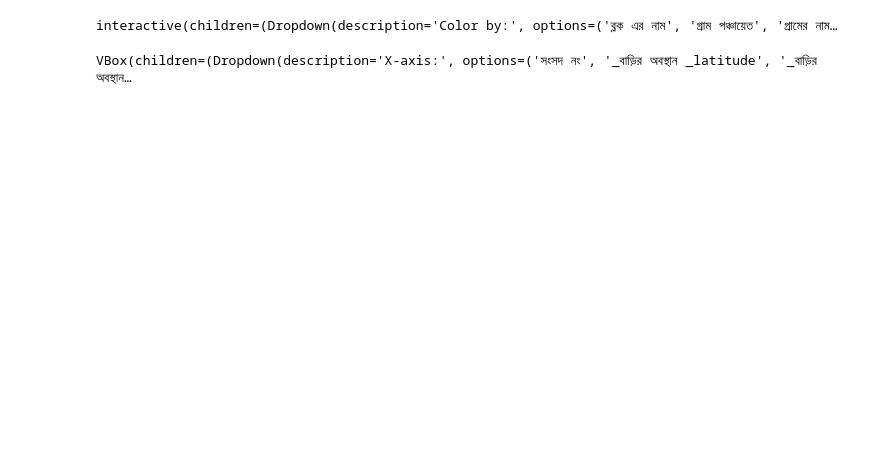
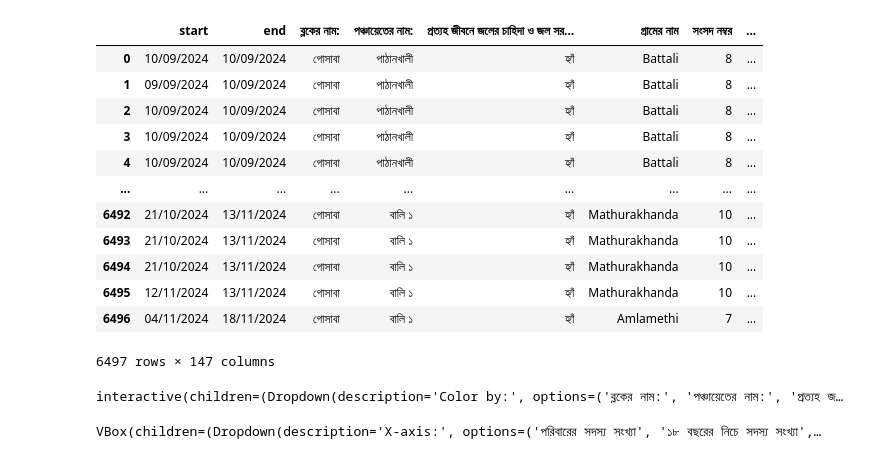
Before and after one commit to akvo/oak-india, a Jupyter notebook: scripts/hh_data.ipynb, the cells around one changed output. Saved outputs shown, nothing was run; the diff lists cells and outputs as text; code cells hidden in the pictures; blank space fills up the shorter version.

```diff
--- a/scripts/hh_data.ipynb
+++ b/scripts/hh_data.ipynb
@@ -12,2 +16,3 @@ import branca.colormap as cm
 # %%
-df=pd.read_csv('../data/Prasari_sunderban_hh.csv',encoding='utf-8')
+df=pd.read_csv('../data/hh-gosaba-2-cleaned.csv',encoding='utf-8')
+# df=pd.read_csv('../data/Prasari-sunderban-hh.csv',encoding='utf-8')
@@ -34,2 +21,4 @@ interactive(children=(Dropdown(description='Column:', options=('start', 'end', '
+# %%
+df['loc-res-sub']=df['গ্রামের নাম']+'$'+df['পাড়ার নাম:']+'$'+df['উত্তরদাতার নাম(দিদির নাম):']+'$'+df['তথ্য সংগ্রহকারীর নাম']
 # %%
 import json
@@ -38,6 +99,27 @@ with open('../data/pp_villages_pc11.geojson', 'r') as f:
+# %%
+df=df[df[cat_col_dropdown.value].isin(['মথুরা খন্ড'])]
+# %%
+df
+# %% [output]
+|  | start | end | ব্লকের নাম: | পঞ্চায়েতের নাম: | প্রত্যহ জীবনে জলের চাহিদা ও জল সর... | গ্রামের নাম | সংসদ নম্বর | ... |
+| 0 | 10/09/2024 | 10/09/2024 | গোসাবা | পাঠানখালী | হ্যাঁ | Battali | 8 | ... |
+| 1 | 09/09/2024 | 10/09/2024 | গোসাবা | পাঠানখালী | হ্যাঁ | Battali | 8 | ... |
+| 2 | 10/09/2024 | 10/09/2024 | গোসাবা | পাঠানখালী | হ্যাঁ | Battali | 8 | ... |
+| 3 | 10/09/2024 | 10/09/2024 | গোসাবা | পাঠানখালী | হ্যাঁ | Battali | 8 | ... |
+| 4 | 10/09/2024 | 10/09/2024 | গোসাবা | পাঠানখালী | হ্যাঁ | Battali | 8 | ... |
+| ... | ... | ... | ... | ... | ... | ... | ... | ... |
+| 6492 | 21/10/2024 | 13/11/2024 | গোসাবা | বালি ১ | হ্যাঁ | Mathurakhanda | 10 | ... |
+| 6493 | 21/10/2024 | 13/11/2024 | গোসাবা | বালি ১ | হ্যাঁ | Mathurakhanda | 10 | ... |
+| 6494 | 21/10/2024 | 13/11/2024 | গোসাবা | বালি ১ | হ্যাঁ | Mathurakhanda | 10 | ... |
+| 6495 | 12/11/2024 | 13/11/2024 | গোসাবা | বালি ১ | হ্যাঁ | Mathurakhanda | 10 | ... |
+| 6496 | 04/11/2024 | 18/11/2024 | গোসাবা | বালি ১ | হ্যাঁ | Amlamethi | 7 | ... |
+6497 rows × 147 columns
 # %%
 
 
+def rgba_to_hex(rgba):
+    """Convert RGBA tuple to hex color string."""
+    return mcolors.to_hex(rgba)
 exclude_cols = ['_বাড়ির অবস্থান _latitude', '_বাড়ির অবস্থান _longitude','_বাড়ির অবস্থান _precision', '_বাড়ির অবস্থান _altitude',
                 '_id', '_uuid', '_submission_time', '_validation_status',
                 '_notes', '_status', '_submitted_by', '__version__', '_tags', '_index','start','end']
@@ -148,7 +230,7 @@ def update_map(column):
             # Use get() method with 'Others' as default for any category not in top 20
             color = color_map.get(row[column], '#808080')
 
-        popup_text = f"UUID : {row['_uuid']}<br>{column}: {row[column]}"
+        popup_text = f"submitter: {row['তথ্য সংগ্রহকারীর নাম']}<br>Respondent: {row['উত্তরদাতার নাম(দিদির নাম):']}<br>Location : {row['গ্রামের নাম']}/{row['পাড়ার নাম:']}<br>Precision: {row['_বাড়ির অবস্থান_precision']}<br>UUID : {row['_uuid']}<br>{column}: {row[column]}"
 
         folium.CircleMarker(
             location=[row['_বাড়ির অবস্থান _latitude'],
@@ -161,6 +243,28 @@ def update_map(column):
 
     # Add color map to the map if numeric
     if pd.api.types.is_numeric_dtype(df_cleaned[column]):
+        # Create a custom legend for numeric data
+        legend_html = f'''
+            <div style="position: fixed;
+                        bottom: 50px; right: 50px;
+                        width: 200px;
+                        border:2px solid grey;
+                        z-index:9999;
+                        background-color:white;
+                        padding:10px;
+                        font-size:12px;">
+            <p style="font-size:14px"><b>{column}</b></p>
+            '''
+
+        # Add the numeric ranges to the legend
+        for i in range(len(color_map.index)-1):
+            start = color_map.index[i]
+            end = color_map.index[i+1]
+            color = rgba_to_hex(color_map.colors[i])
+            legend_html += f'<p><span style="color:{color};">●</span> {start:.2f} - {end:.2f}</p>'
+
+        legend_html += '</div>'
+        m.get_root().html.add_child(folium.Element(legend_html))
         color_map.add_to(m)
     else:
         # Add legend for categorical data
@@ -201,7 +305,7 @@ dropdown = widgets.Dropdown(
 # Connect the dropdown to the function
 widgets.interactive(update_map, column=dropdown)
 # %% [output]
-interactive(children=(Dropdown(description='Color by:', options=('ব্লক এর নাম', 'গ্রাম পঞ্চায়েত', 'গ্রামের নাম…
+interactive(children=(Dropdown(description='Color by:', options=('ব্লকের নাম:', 'পঞ্চায়েতের নাম:', 'প্রত্যহ জ…
 # %%
 import pandas as pd
 import plotly.graph_objects as go
@@ -246,6 +350,7 @@ def update_plot(change):
         # Remove NaN values
         mask = ~(df[x_col].isna() | df[y_col].isna())
         df_clean = df[mask]
+        print(len(df))
 
         # Calculate regression line
         slope, intercept, r_value, p_value, std_err = stats.linregress(df_clean[x_col], df_clean[y_col])
@@ -265,16 +370,18 @@ def update_plot(change):
                 mode='markers',
                 name='Data Points',
                 marker=dict(
-                    size=8,
+                    size=5,
                     opacity=0.6,
                     color='blue'
                 ),
                 hovertemplate=
-                f"UUID: %{{customdata}}<br>" +
+                f"ID: %{{customdata}}<br>" +
                 f"{x_col}: %{{x}}<br>" +
                 f"{y_col}: %{{y}}<br>" +
                 "<extra></extra>",  # This removes the secondary box
-                customdata=df_clean['_uuid']
+                customdata=df_clean['loc-res-sub'],
+                #respondent=df_clean[]
+               # f"submitter: {row['তথ্য সংগ্রহকারীর নাম']}<br>Respondent: {row['উত্তরদাতার নাম(দিদির নাম):']}<br>Location : {row['গ্রামের নাম']}/{row['পাড়ার নাম:']}<br>Precision: {row['_বাড়ির অবস্থান_precision']}<br>UUID : {row['_uuid']}<br>{column}: {row[column]}"
             )
         )
 
@@ -318,7 +425,7 @@ update_plot(None)
 # Display the widgets and output
 display(widgets.VBox([dropdown1, dropdown2, output]))
 # %% [output]
-VBox(children=(Dropdown(description='X-axis:', options=('সংসদ নং', '_বাড়ির অবস্থান _latitude', '_বাড়ির অবস্থান…
+VBox(children=(Dropdown(description='X-axis:', options=('পরিবারের সদস্য সংখ্যা', '১৮ বছরের নিচে সদস্য সংখ্যা',…
 # %%
 import pandas as pd
 import plotly.graph_objects as go
```
Also changed, not shown: parts of 13 cells of this notebook, 11 other files.
